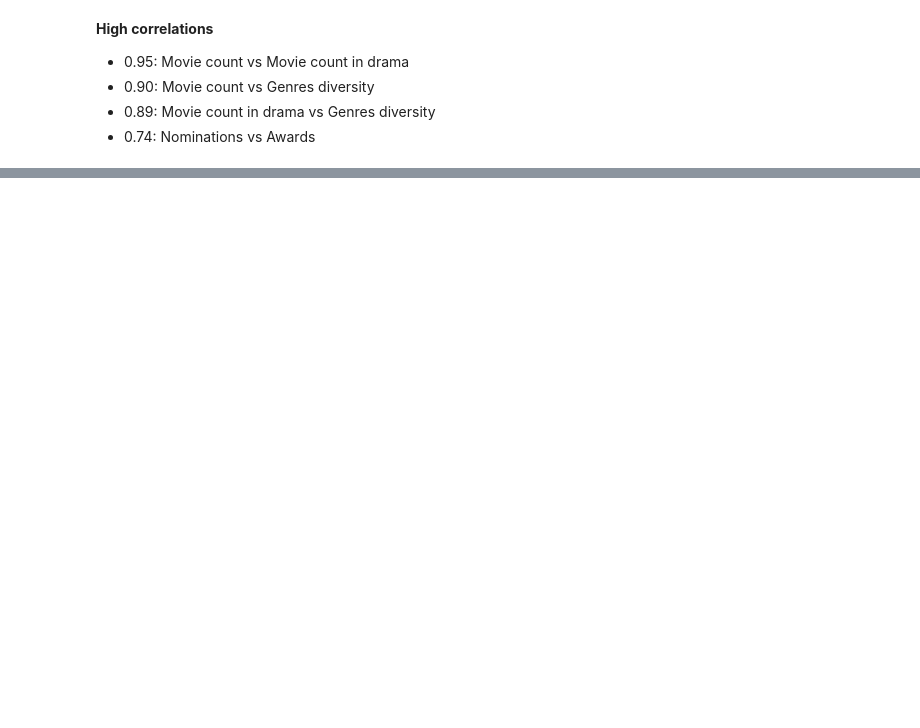
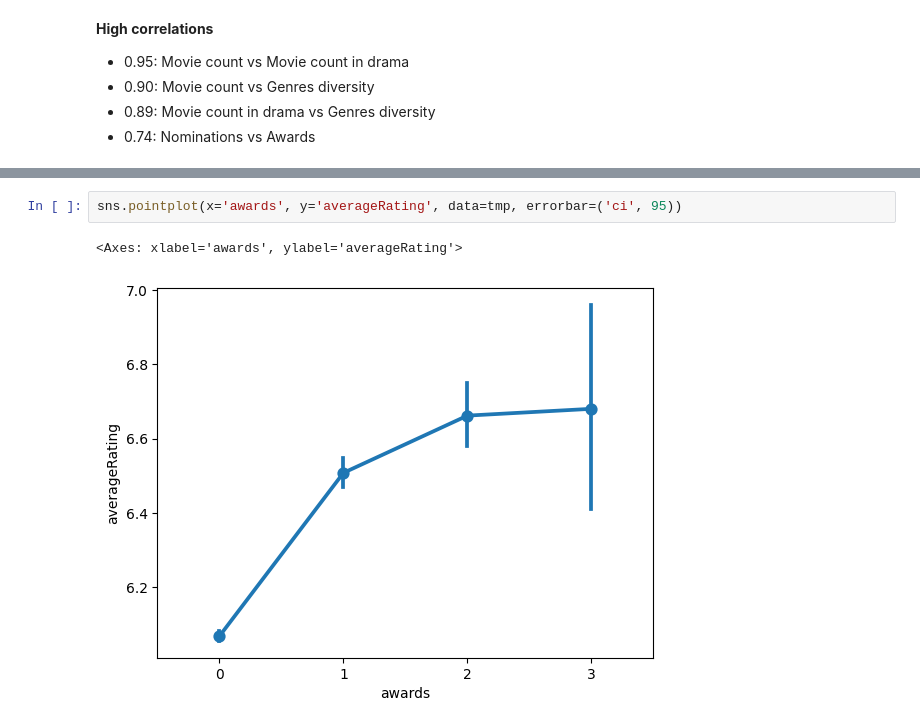
Before and after one commit to epfl-ada/ada-2023-project-dromadaire, a Jupyter notebook: ModeAnal.ipynb, the cells around one changed output, grey strips where cells are left out. Saved outputs shown, nothing was run; the diff lists cells and outputs as text; blank space fills up the shorter version.

```diff
--- a/ModeAnal.ipynb
+++ b/ModeAnal.ipynb
@@ -133,0 +154,5 @@ plt.show()
+# %%
+sns.pointplot(x='awards', y='averageRating', data=tmp, errorbar=('ci', 95))
+# %% [output]
+<Axes: xlabel='awards', ylabel='averageRating'>
+[figure, added]
```
Also changed, not shown: parts of 17 cells of this notebook, 1 other file.
